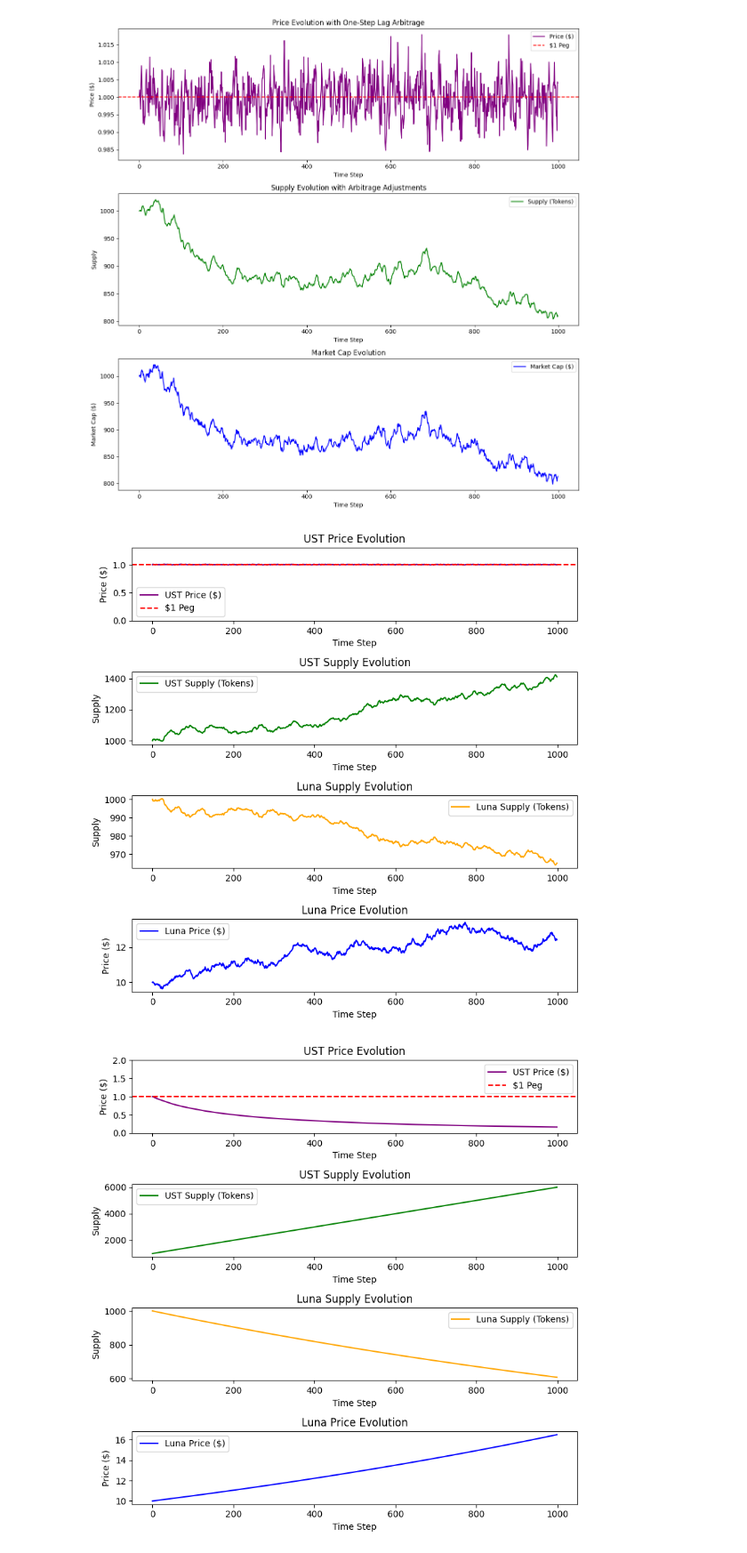
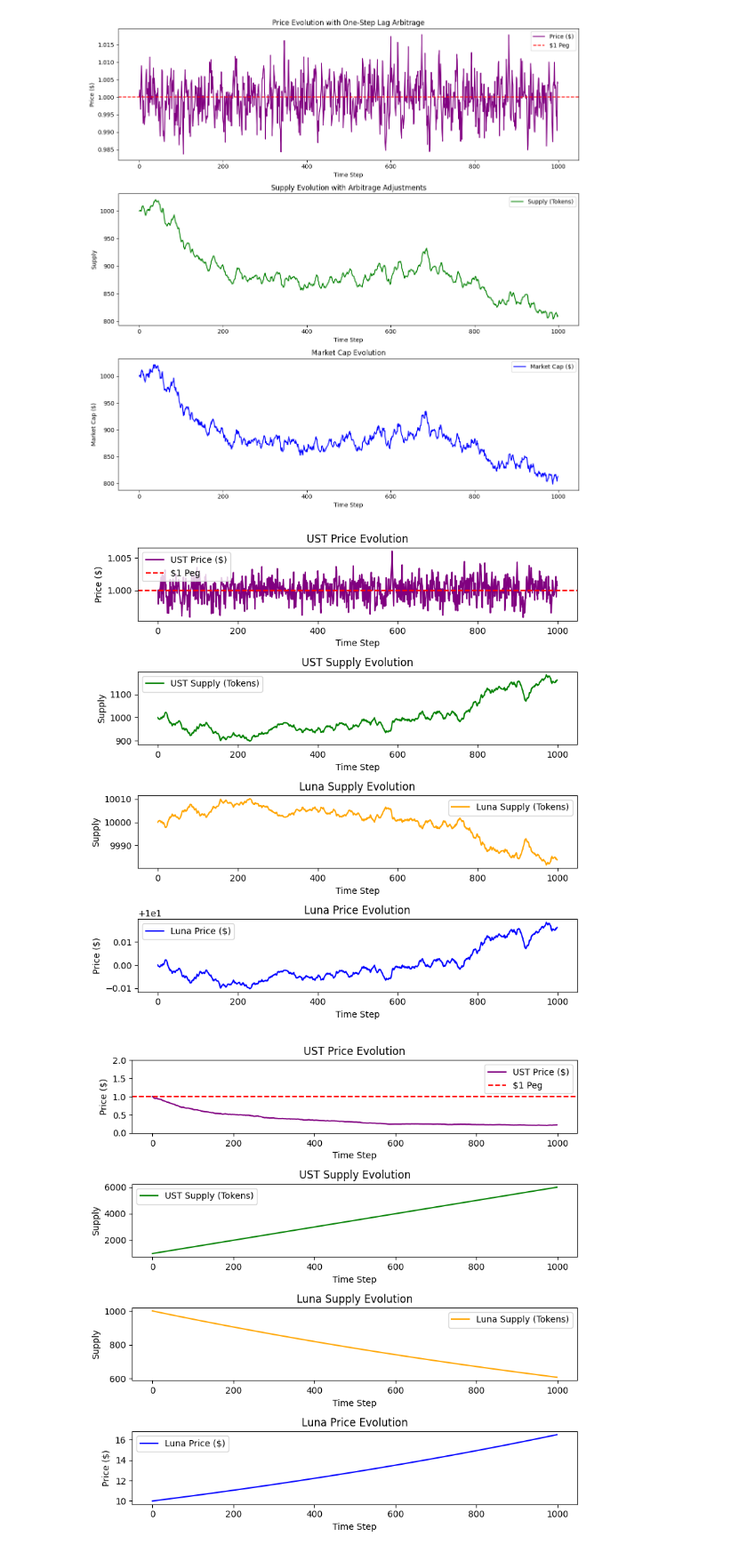
Before and after one commit to PaulArthurAstier/CryptoMarketSim, a Jupyter notebook: MarketSimulator.ipynb, the cells around one changed output. Shown at 89% size. Cells and saved outputs as stored; diff of their text form; code cells hidden in the pictures.

```diff
--- a/MarketSimulator.ipynb
+++ b/MarketSimulator.ipynb
@@ -280,7 +280,7 @@ def adjust_for_peg(ust_price, ust_supply, luna_supply, luna_price, alpha):
 ############################
 T = 1000                             # Total number of time steps
 UST_volatility = 0.005               # Volatility factor for UST order flow
-arbitrage_power = 0.5                # Arbitrage adjustment factor
+arbitrage_power = 0.7                # Arbitrage adjustment factor
 LUNA_volatility = 0                # Volatility factor for LUNA market cap, set to 0
 
 # Initialize arrays for UST
@@ -303,7 +303,7 @@ UST_S[0]  = 1000                     # Initial UST supply
 UST_P[0]  = UST_MC[0] / UST_S[0]     # = 1
 
 # LUNA starts at $10
-LUNA_S[0]  = 1000
+LUNA_S[0]  = 10000
 LUNA_P[0]  = 10.0
 LUNA_MC[0] = LUNA_S[0] * LUNA_P[0]
 
@@ -313,7 +313,7 @@ LUNA_MC[0] = LUNA_S[0] * LUNA_P[0]
 ############################
 for t in range(1, T):
     # 1. Update UST market cap due to order flow (trading activity)
-    epsilon = np.random.normal(0, UST_volatility) + 0.0005
+    epsilon = np.random.normal(0, UST_volatility)
     UST_MC[t] = UST_MC[t-1] * (1 + epsilon)
 
     # 2. Compute an intermediate UST price (before mint/burn) based on the new market cap
@@ -355,37 +355,37 @@ plt.axhline(1, color='red', linestyle='--', label='$1 Peg')
 plt.title('UST Price Evolution')
 plt.xlabel('Time Step')
 plt.ylabel('Price ($)')
-plt.ylim(0, 1.3)
+#plt.ylim(0, 1.3)
 plt.legend()
 
 # 2) UST Supply Evolution
 plt.subplot(4, 1, 2)
 plt.plot(UST_S, label='UST Supply (Tokens)', color='green')
 plt.title('UST Supply Evolution')
 plt.xlabel('Time Step')
 plt.ylabel('Supply')
 plt.legend()
 
 # 3) Luna Supply Evolution
 plt.subplot(4, 1, 3)
 plt.plot(LUNA_S, label='Luna Supply (Tokens)', color='orange')
 plt.title('Luna Supply Evolution')
 plt.xlabel('Time Step')
 plt.ylabel('Supply')
 plt.legend()
 
 # 4) Luna Price Evolution
 plt.subplot(4, 1, 4)
 plt.plot(LUNA_P, label='Luna Price ($)', color='blue')
 plt.title('Luna Price Evolution')
 plt.xlabel('Time Step')
 plt.ylabel('Price ($)')
 plt.legend()
 
 plt.tight_layout()
 plt.show()
 # %% [output]
-[figure, old version]
+[figure, new version]
 # %%
 import numpy as np
 import matplotlib.pyplot as plt
```
